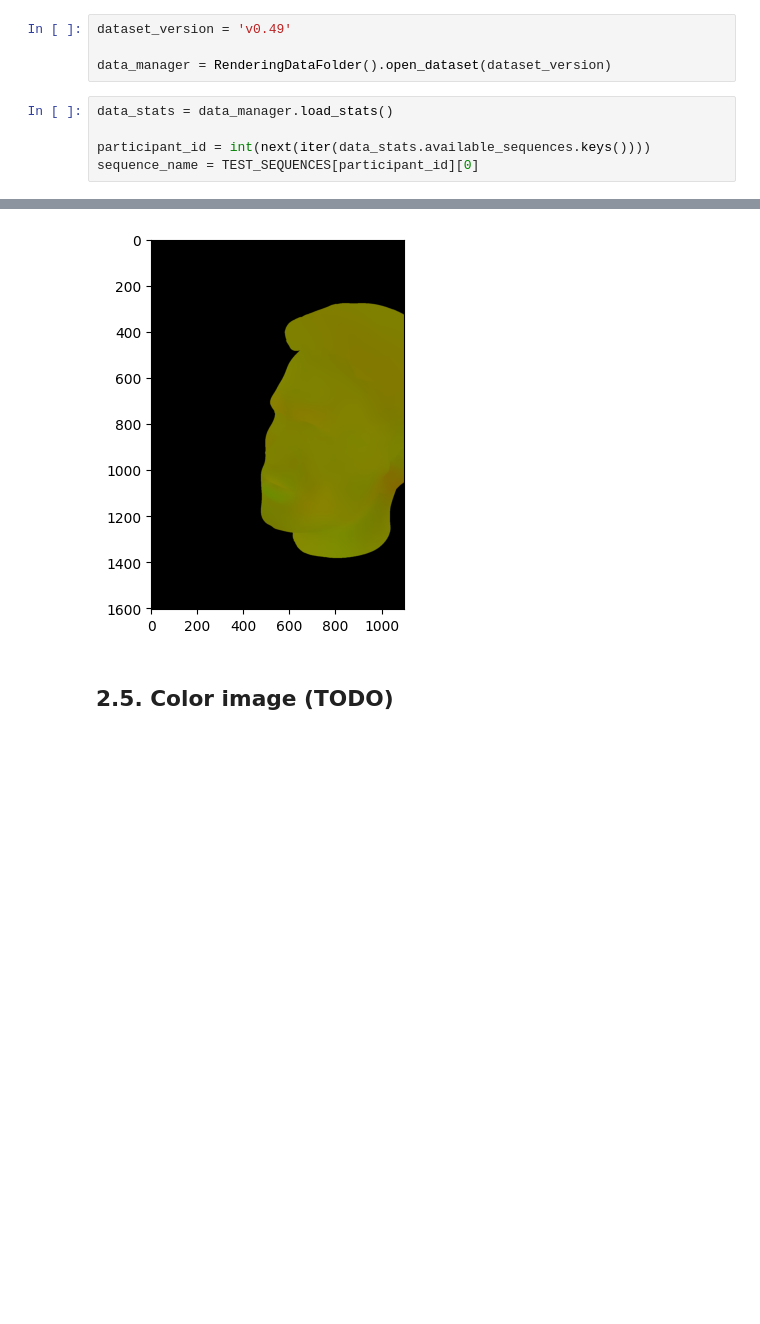
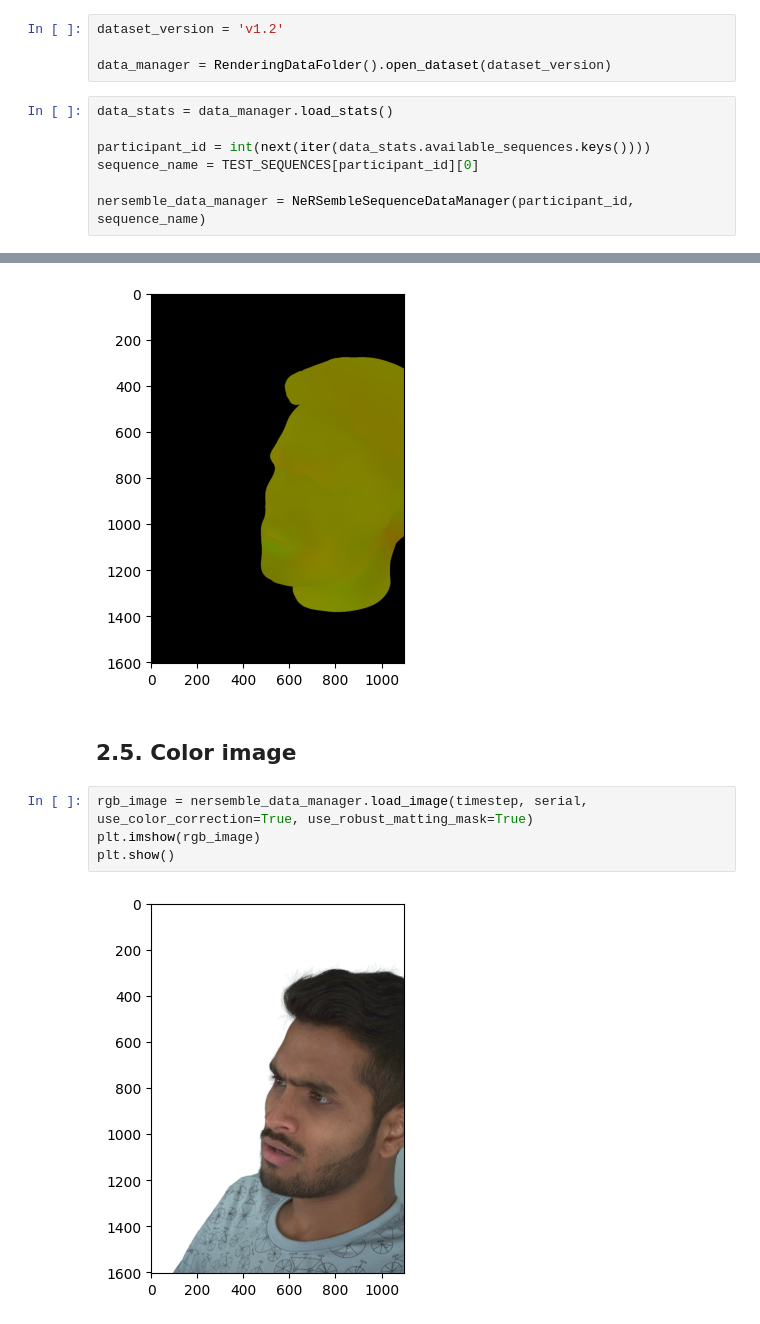
Before and after one commit to tobias-kirschstein/diffusion-avatars, a Jupyter notebook: notebooks/visualize_data.ipynb, the cells around one changed output, grey strips where cells are left out. Cells and saved outputs as stored; diff of their text form; blank space fills up the shorter version.

```diff
--- a/notebooks/visualize_data.ipynb
+++ b/notebooks/visualize_data.ipynb
@@ -7,7 +8,7 @@ from diffusion_avatars.data_manager.rendering_data_manager import RenderingDataF
 # %% [markdown]
 # 1. Load Dataset
 # %%
-dataset_version = 'v0.49'
+dataset_version = 'v1.2'
 
 data_manager = RenderingDataFolder().open_dataset(dataset_version)
 # %%
@@ -15,6 +16,8 @@ data_stats = data_manager.load_stats()
 
 participant_id = int(next(iter(data_stats.available_sequences.keys())))
 sequence_name = TEST_SEQUENCES[participant_id][0]
+
+nersemble_data_manager = NeRSembleSequenceDataManager(participant_id, sequence_name)
 # %% [markdown]
 # 2. Show pre-computed renderings
 # %%
@@ -57,4 +60,10 @@ plt.show()
 # %% [output]
 [figure]
 # %% [markdown]
-## 2.5. Color image (TODO)
+## 2.5. Color image
+# %%
+rgb_image = nersemble_data_manager.load_image(timestep, serial, use_color_correction=True, use_robust_matting_mask=True)
+plt.imshow(rgb_image)
+plt.show()
+# %% [output]
+[figure, added]
```
Also changed, not shown: parts of 1 cell of this notebook, 9 other files.
